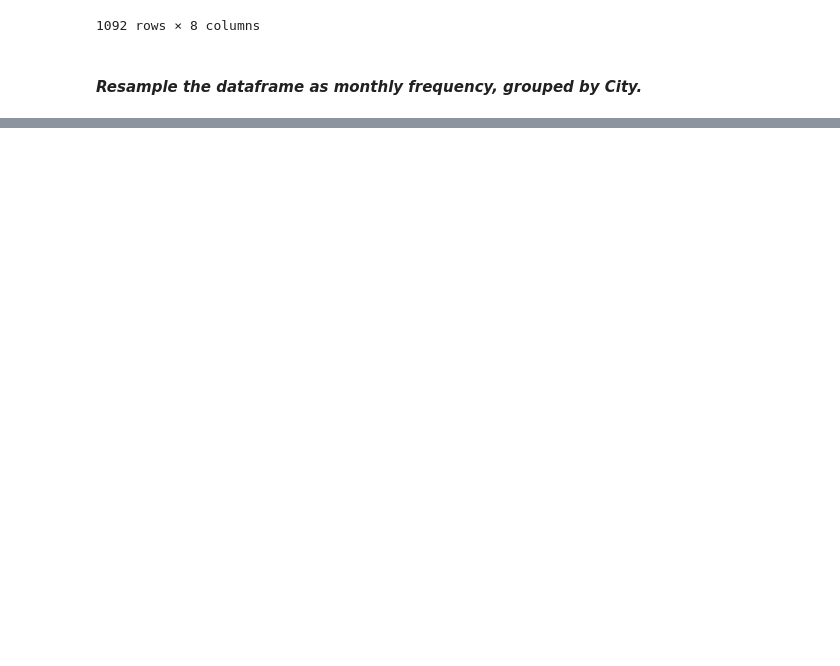
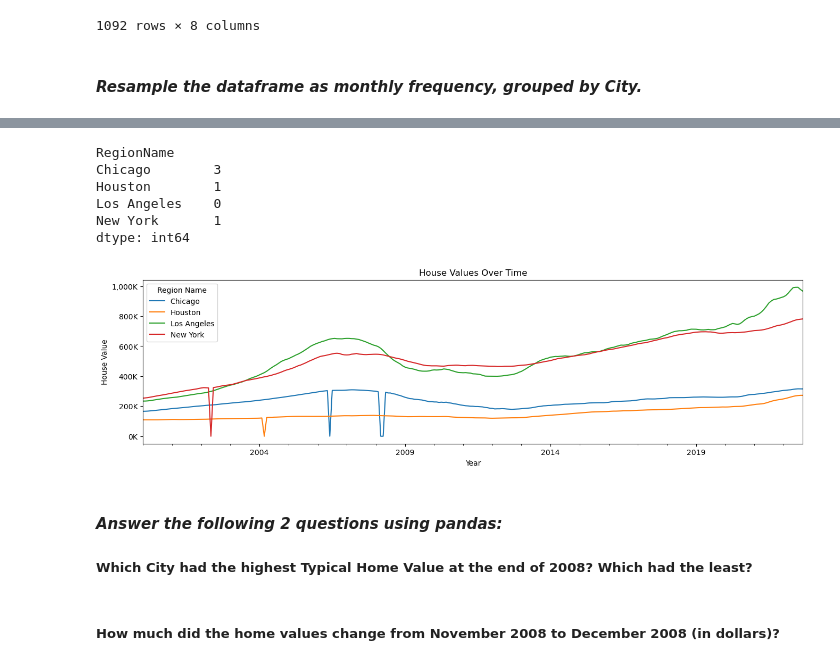
Before and after one commit to john-a-dixon/wide-form-time-series, a Jupyter notebook: wide-form.ipynb, the cells around one changed output, grey strips where cells are left out. Drawn from its saved outputs; the diff is of its cells as text; code cells hidden in the pictures; blank space fills up the shorter version.

Commit message:
Finished the plot.

```diff
--- a/wide-form.ipynb
+++ b/wide-form.ipynb
@@ -134,0 +138,4 @@ final_df.sample(10)
+# %%
+# Unstack the final DataFrame for plotting
+unstacked_df = final_df.drop(columns=["RegionID", "SizeRank"]).unstack(level = 0)
+unstacked_df
@@ -134,0 +158,30 @@ final_df.sample(10)
+# %%
+(unstacked_df["HouseValue"] == 0).sum()
+# %% [output]
+RegionName
+Chicago        3
+Houston        1
+Los Angeles    0
+New York       1
+dtype: int64
+# %%
+# Plot the graph
+ax = unstacked_df["HouseValue"].plot(figsize=(16, 4))
+
+# Set title and axis labels
+ax.set_title("House Values Over Time")
+ax.set_xlabel("Year")
+ax.set_ylabel("House Value")
+
+# Format y-axis ticks
+fmt_thousands = mticks.FuncFormatter(lambda x, pos: f"{x/1000:,.0f}K")
+ax.yaxis.set_major_formatter(fmt_thousands)
+plt.legend(title="Region Name");
+# %% [output]
+[figure, added]
+# %% [markdown]
+#### _Answer the following 2 questions using pandas:_
+
+##### Which City had the highest Typical Home Value at the end of 2008? Which had the least?
+# %% [markdown]
+##### How much did the home values change from November 2008 to December 2008 (in dollars)?
```
Also changed, not shown: parts of 5 cells of this notebook.
